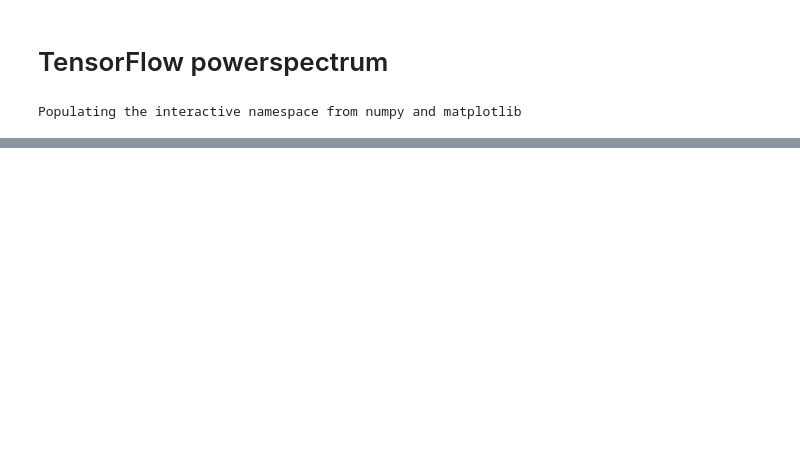
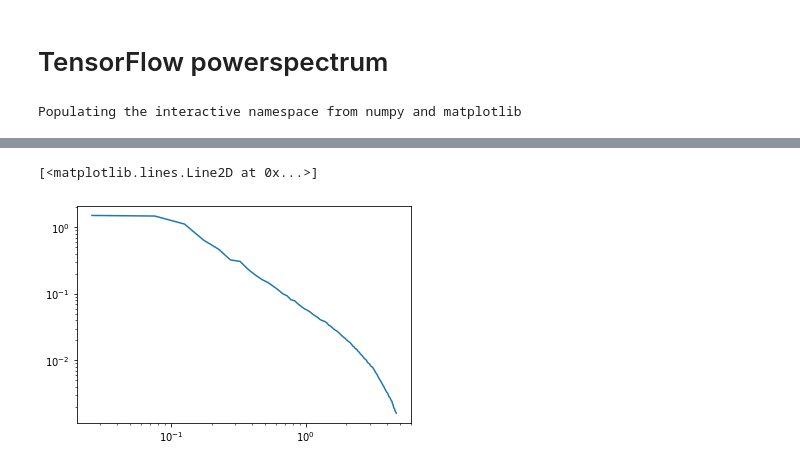
Before and after one commit to DifferentiableUniverseInitiative/DHOD, a Jupyter notebook: nb/PowerSpectrum.ipynb, the cells around one changed output, grey strips where cells are left out. Saved outputs shown, nothing was run; the diff lists cells and outputs as text; code cells hidden in the pictures; blank space fills up the shorter version.

```diff
--- a/nb/PowerSpectrum.ipynb
+++ b/nb/PowerSpectrum.ipynb
@@ -79,2 +168,2 @@ def sample(halo_cat):
 # %%
-rho = sample(tf_halocat)
+rho = sample(tf_halocat, 12.02, 0.26)
@@ -92,0 +175,10 @@ imshow(rho.numpy()[0].sum(axis=0))
+# %%
+k1, pkr1 = pk(rho[0],
+         shape=rho[0].shape,
+         boxsize= np.array([128,128,128]), # WARNING: That's not the right size
+         kmin=0.001,dk=.05)
+# %%
+loglog(k1,pkr1)
+# %% [output]
+[<matplotlib.lines.Line2D at 0x...>]
+[figure, added]
```
Also changed, not shown: parts of 30 cells of this notebook.
